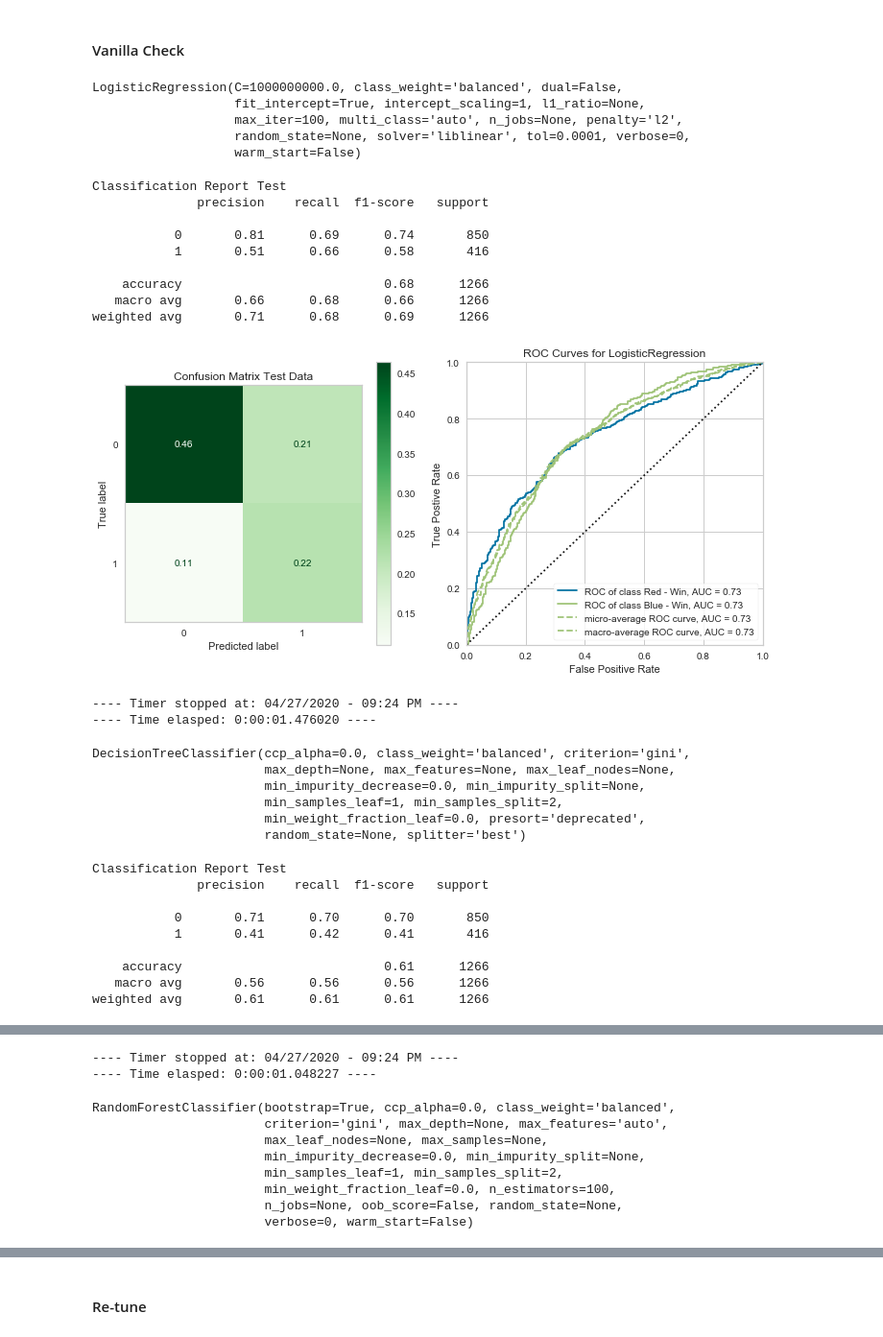
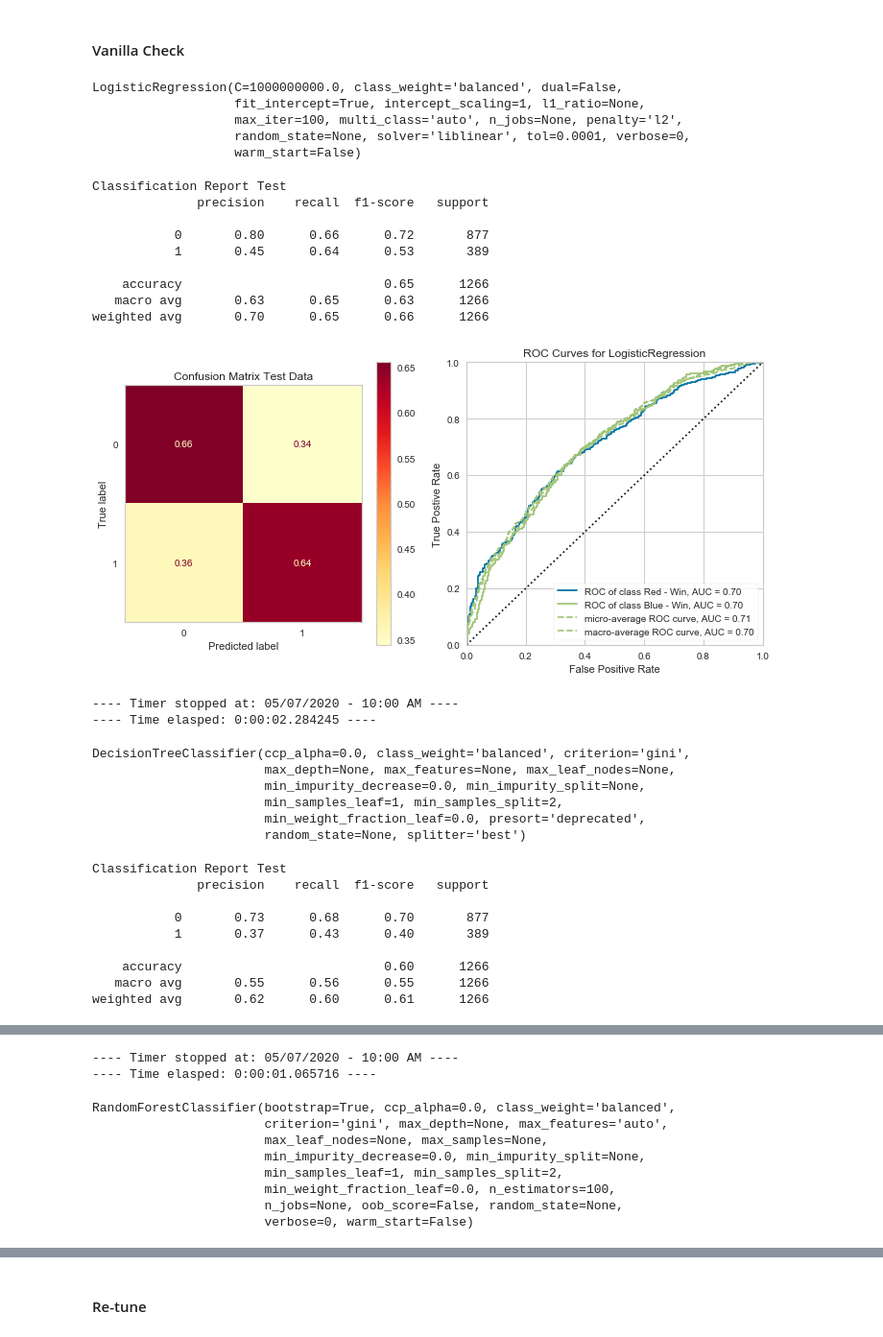
Before and after one commit to dfuller22/UFC_Fight_Predictor, a Jupyter notebook: student.ipynb, the cells around one changed output, grey strips where cells are left out. Shown at 96% size. Saved outputs shown, nothing was run; the diff lists cells and outputs as text; code cells hidden in the pictures.

```diff
--- a/student.ipynb
+++ b/student.ipynb
@@ -476,9 +185,10 @@ Open Stance    0.001805
 Sideways       0.000802
 Name: B_Stance, dtype: float64
 # %%
-## Checking distributions pt.2
+## Checking distributions pt.2 / creating varible for use in random selection
 
-df_fill['R_Stance'].value_counts(normalize=True)
+stance_vc = df_fill['R_Stance'].value_counts(normalize=True)
+stance_vc
 # %% [output]
 Orthodox       0.759880
 Southpaw       0.206786
@@ -491,10 +202,10 @@ Name: R_Stance, dtype: float64
 # %%
 ## Making list for random choices
 
-stance_list = list(df_fill['B_Stance'].dropna().unique())
+stance_list = list(stance_vc.index)
 print(stance_list)
 
 ## Making array of probabilities for corresp. stances
-stance_ps = df_fill['R_Stance'].value_counts(normalize=True).values
+stance_ps = (stance_vc.values)
 print(stance_ps)
 # %% [output]
@@ -1548,9 +1273,9 @@ Name: Winner_Blue, dtype: float64
 
 scaler_bin = MinMaxScaler()
 
-X_train_sca_bin = pd.DataFrame(scaler.fit_transform(X_train_bin), columns=X_train_bin.columns,
+X_train_sca_bin = pd.DataFrame(scaler_bin.fit_transform(X_train_bin), columns=X_train_bin.columns,
                            index=X_train_bin.index)
-X_test_sca_bin = pd.DataFrame(scaler.transform(X_test_bin), columns=X_test_bin.columns,
+X_test_sca_bin = pd.DataFrame(scaler_bin.transform(X_test_bin), columns=X_test_bin.columns,
                           index=X_test_bin.index)
 # %%
 ## Fix class imbalance
@@ -1561,11 +1286,12 @@ print(y_train_bin.value_counts())
 smote_bin = SMOTE()
 X_trn_sca_resmp_bin, y_trn_resmp_bin = smote_bin.fit_sample(X_train_sca_bin, y_train_bin)
 X_trn_sca_resmp_bin = pd.DataFrame(X_trn_sca_resmp_bin, columns=X_train_sca_bin.columns)
+y_trn_resmp_bin = pd.Series(y_trn_resmp_bin, name=y_train_bin.name)
 
 ## Preview resampled class distribution
 print('-----------------------------------------')
 print('Resampled class distribution: \n')
-print(pd.Series(y_trn_resmp_bin).value_counts())
+print(y_trn_resmp_bin.value_counts())
 # %% [output]
 Original class distribution:
 
@@ -1591,28 +1317,28 @@ xgb_clf_bin = xgb.XGBClassifier()
 # %%
 mods_bin = [log_clf_bin, tree_clf_bin, rf_clf_bin, knn_clf_bin, ada_clf_bin, grad_clf_bin, xgb_clf_bin]
 mod_labs_bin = ['log_clf_bin', 'tree_clf_bin', 'rf_clf_bin', 'knn_clf_bin', 'ada_clf_bin', 'grad_clf_bin', 'xgb_clf_bin']
 t_bin = dlf.Timer()
 labs_bin = ['Red - Win', 'Blue - Win']
 
-times_bin = dlf.time_models(X_train_sca_bin, X_test_sca_bin, y_train_bin, y_test_bin, mods_bin, mod_labs_bin, t_bin, cls_lab=labs_bin)
+times_bin = dlf.time_models(X_trn_sca_resmp_bin, X_test_sca_bin, y_trn_resmp_bin, y_test_bin, mods_bin, mod_labs_bin, t_bin, cls_lab=labs_bin)
 # %% [output]
 LogisticRegression(C=1000000000.0, class_weight='balanced', dual=False,
                    fit_intercept=True, intercept_scaling=1, l1_ratio=None,
                    max_iter=100, multi_class='auto', n_jobs=None, penalty='l2',
                    random_state=None, solver='liblinear', tol=0.0001, verbose=0,
                    warm_start=False)
 Classification Report Test
               precision    recall  f1-score   support
 
-           0       0.81      0.69      0.74       850
-           1       0.51      0.66      0.58       416
+           0       0.80      0.66      0.72       877
+           1       0.45      0.64      0.53       389
 
-    accuracy                           0.68      1266
-   macro avg       0.66      0.68      0.66      1266
-weighted avg       0.71      0.68      0.69      1266
+    accuracy                           0.65      1266
+   macro avg       0.63      0.65      0.63      1266
+weighted avg       0.70      0.65      0.66      1266
-[figure, old version]
+[figure, new version]
----- Timer stopped at: 04/27/2020 - 09:24 PM ----
----- Time elasped: 0:00:01.476020 ----
+---- Timer stopped at: 05/07/2020 - 10:00 AM ----
+---- Time elasped: 0:00:02.284245 ----
 DecisionTreeClassifier(ccp_alpha=0.0, class_weight='balanced', criterion='gini',
                        max_depth=None, max_features=None, max_leaf_nodes=None,
                        min_impurity_decrease=0.0, min_impurity_split=None,
@@ -1622,9 +1348,9 @@ DecisionTreeClassifier(ccp_alpha=0.0, class_weight='balanced', criterion='gini',
 Classification Report Test
               precision    recall  f1-score   support
 
-           0       0.71      0.70      0.70       850
-           1       0.41      0.42      0.41       416
+           0       0.73      0.68      0.70       877
+           1       0.37      0.43      0.40       389
 
-    accuracy                           0.61      1266
-   macro avg       0.56      0.56      0.56      1266
-weighted avg       0.61      0.61      0.61      1266
+    accuracy                           0.60      1266
+   macro avg       0.55      0.56      0.55      1266
+weighted avg       0.62      0.60      0.61      1266
@@ -1632,5 +1358,5 @@ weighted avg       0.61      0.61      0.61      1266
----- Timer stopped at: 04/27/2020 - 09:24 PM ----
----- Time elasped: 0:00:01.048227 ----
+---- Timer stopped at: 05/07/2020 - 10:00 AM ----
+---- Time elasped: 0:00:01.065716 ----
 RandomForestClassifier(bootstrap=True, ccp_alpha=0.0, class_weight='balanced',
                        criterion='gini', max_depth=None, max_features='auto',
                        max_leaf_nodes=None, max_samples=None,
```
Also changed, not shown: parts of 89 cells of this notebook, 2 other files.
